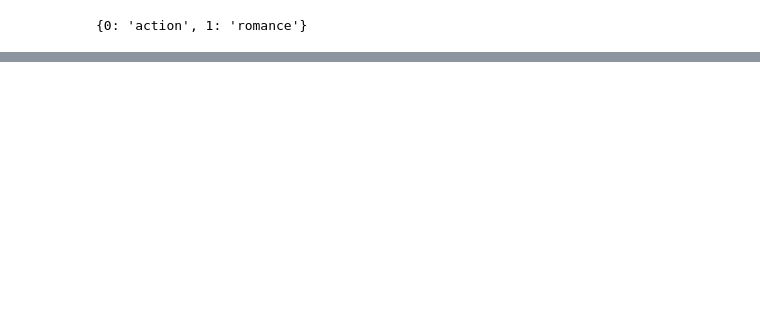
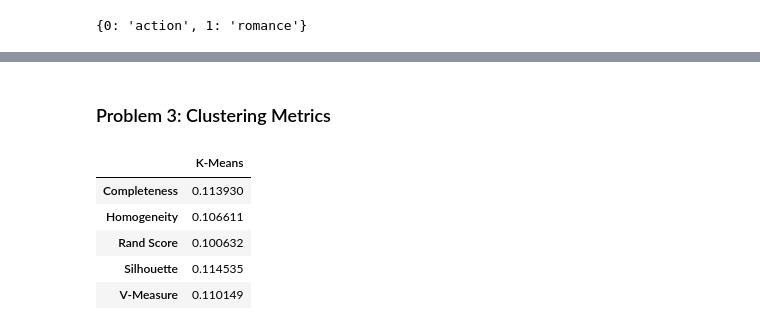
Before and after one commit to mnvsngv/cs696-bigdata, a Jupyter notebook: Midterm/Midterm.ipynb, the cells around one changed output, grey strips where cells are left out. Drawn from its saved outputs; the diff is of its cells as text; code cells hidden in the pictures; blank space fills up the shorter version.

```diff
--- a/Midterm/Midterm.ipynb
+++ b/Midterm/Midterm.ipynb
@@ -171,4 +177,5 @@ movies_df.head()
 num_genres = len(movies_df.Genre.unique())
 X = movies_df.drop(columns=['Title', 'Genre', 'Year', 'Rating', '# Votes', '# Words'])
 y = movies_df.Genre
-X_train, X_test, y_train, y_test = sklearn.model_selection.train_test_split(X, y, test_size=0.15)
+X_train, X_test, y_train, y_test = sklearn.model_selection.train_test_split(X, y, test_size=0.15, random_state=50)
+stats_dict = {}
@@ -221,0 +269,12 @@ bayes.score(X_test, y_test)
+# %% [markdown]
+### Problem 3: Clustering Metrics
+# %%
+stats_df = pd.DataFrame.from_dict(stats_dict)
+stats_df.head()
+# %% [output]
+|  | K-Means |
+| Completeness | 0.113930 |
+| Homogeneity | 0.106611 |
+| Rand Score | 0.100632 |
+| Silhouette | 0.114535 |
+| V-Measure | 0.110149 |
```
Also changed, not shown: parts of 22 cells of this notebook.
